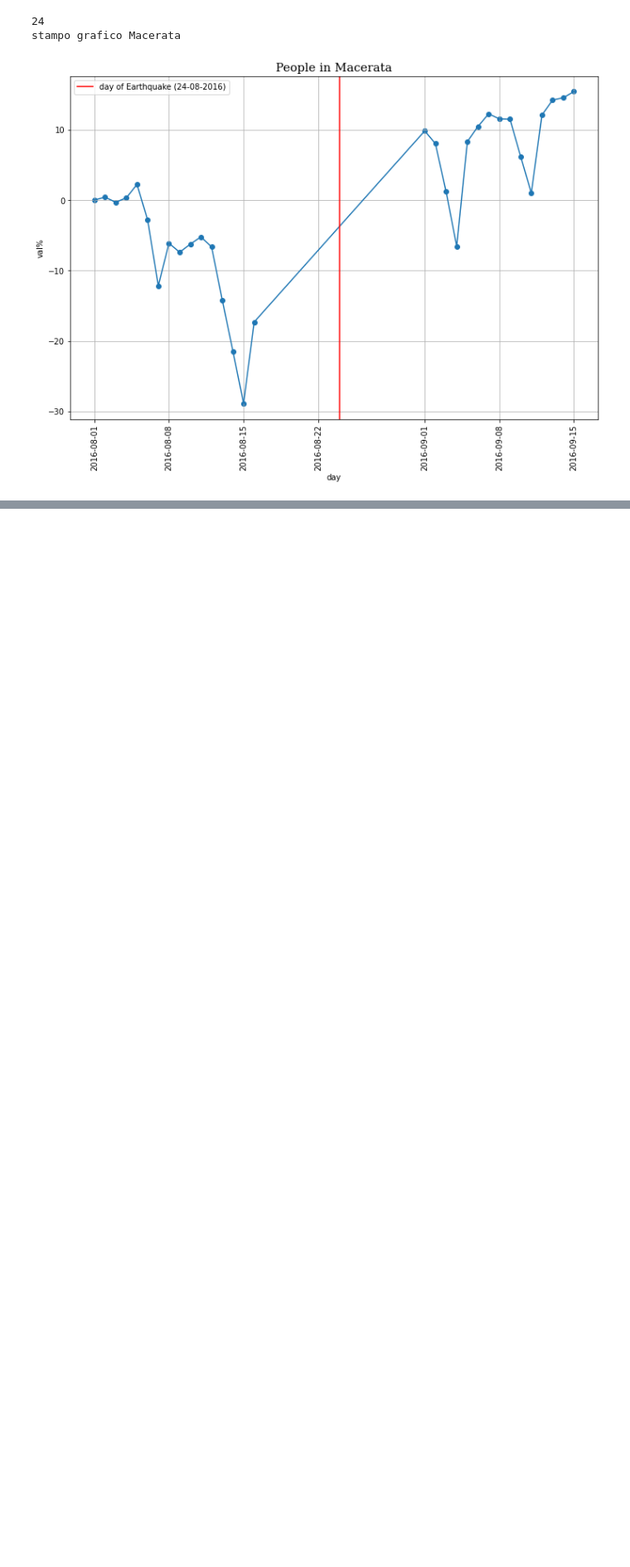
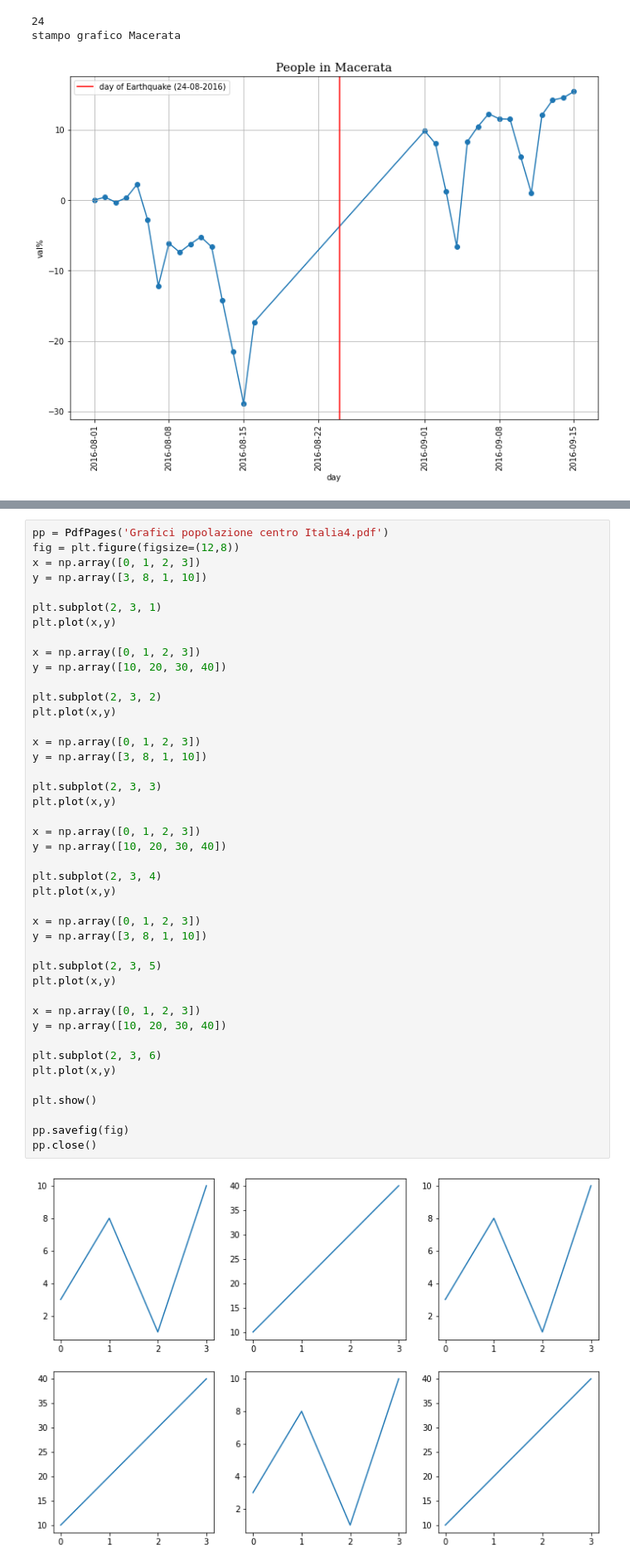
Before and after one commit to CodeluppiNico/Analisi_Dati, a Jupyter notebook: Studio Dati/Studio_Dati.ipynb, the cells around one changed output, grey strips where cells are left out. Shown at 83% size. Saved outputs shown, nothing was run; the diff lists cells and outputs as text; blank space fills up the shorter version.

```diff
--- a/Studio Dati/Studio_Dati.ipynb
+++ b/Studio Dati/Studio_Dati.ipynb
@@ -257,0 +271,45 @@ stampo grafico Carpegna
+# %%
+pp = PdfPages('Grafici popolazione centro Italia4.pdf')
+fig = plt.figure(figsize=(12,8))
+x = np.array([0, 1, 2, 3])
+y = np.array([3, 8, 1, 10])
+
+plt.subplot(2, 3, 1)
+plt.plot(x,y)
+
+x = np.array([0, 1, 2, 3])
+y = np.array([10, 20, 30, 40])
+
+plt.subplot(2, 3, 2)
+plt.plot(x,y)
+
+x = np.array([0, 1, 2, 3])
+y = np.array([3, 8, 1, 10])
+
+plt.subplot(2, 3, 3)
+plt.plot(x,y)
+
+x = np.array([0, 1, 2, 3])
+y = np.array([10, 20, 30, 40])
+
+plt.subplot(2, 3, 4)
+plt.plot(x,y)
+
+x = np.array([0, 1, 2, 3])
+y = np.array([3, 8, 1, 10])
+
+plt.subplot(2, 3, 5)
+plt.plot(x,y)
+
+x = np.array([0, 1, 2, 3])
+y = np.array([10, 20, 30, 40])
+
+plt.subplot(2, 3, 6)
+plt.plot(x,y)
+
+plt.show()
+
+pp.savefig(fig)
+pp.close()
+# %% [output]
+[figure, added]
```
Also changed, not shown: parts of 1 cell of this notebook.
